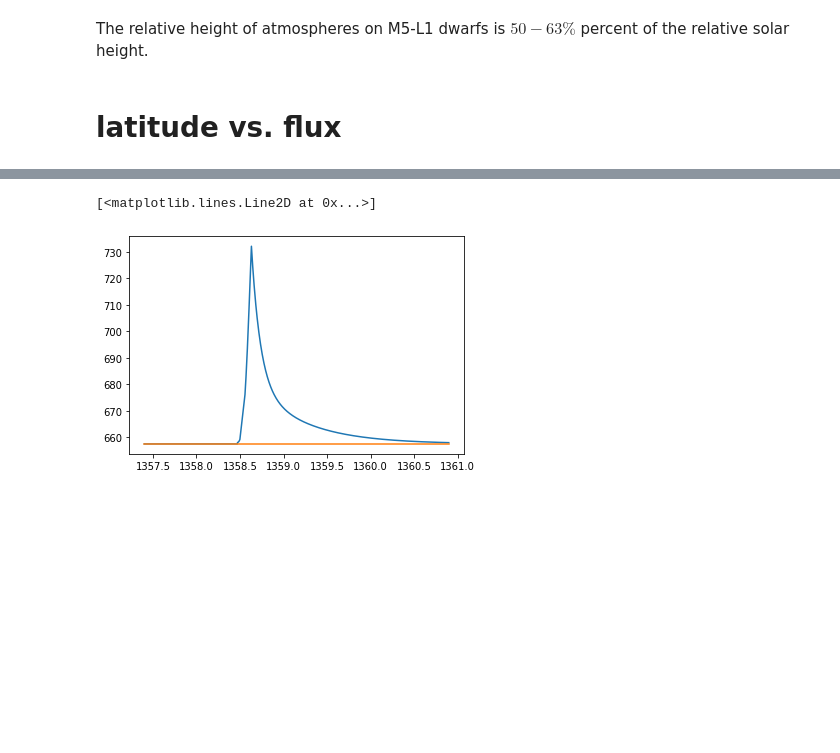
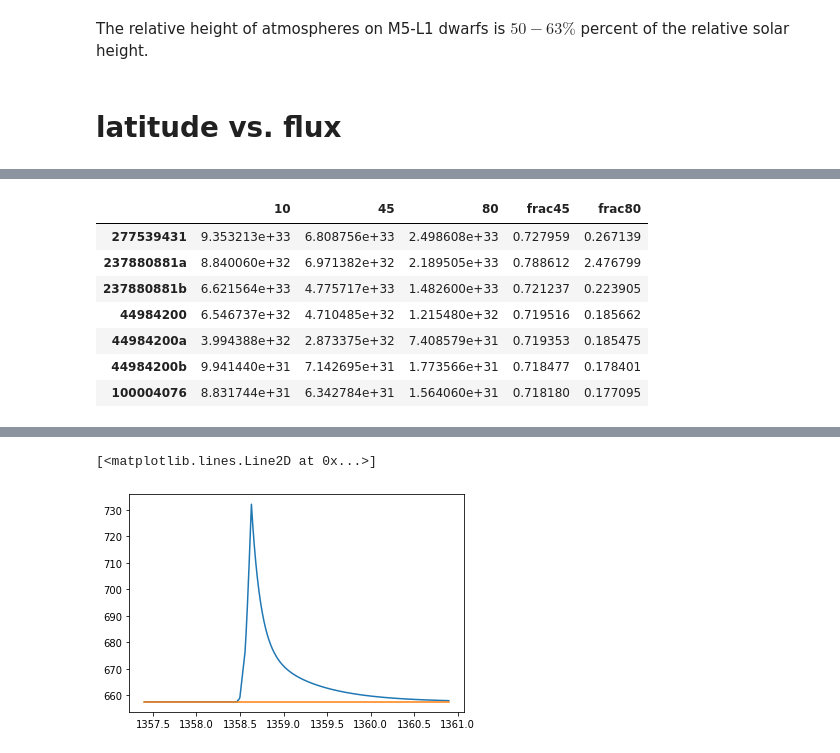
Before and after one commit to ekaterinailin/MalachiteMountains, a Jupyter notebook: analysis/notebooks/NB130_AR_sizes.ipynb, the cells around one changed output, grey strips where cells are left out. Drawn from its saved outputs; the diff is of its cells as text; code cells hidden in the pictures; blank space fills up the shorter version.

```diff
--- a/analysis/notebooks/NB130_AR_sizes.ipynb
+++ b/analysis/notebooks/NB130_AR_sizes.ipynb
@@ -253,2 +238,17 @@ esti
+# %%
+edf = esti.loc[[10,45,80]].T
+edf["frac45"] = edf[45]/edf[10]
+edf["frac80"] = edf[80]/edf[10]
+np.array([edf.frac45.median(), edf.frac45.std(), edf.frac80.median(), edf.frac80.std()])*100.
+edf
+# %% [output]
+|  | 10 | 45 | 80 | frac45 | frac80 |
+| 277539431 | 9.353213e+33 | 6.808756e+33 | 2.498608e+33 | 0.727959 | 0.267139 |
+| 237880881a | 8.840060e+32 | 6.971382e+32 | 2.189505e+33 | 0.788612 | 2.476799 |
+| 237880881b | 6.621564e+33 | 4.775717e+33 | 1.482600e+33 | 0.721237 | 0.223905 |
+| 44984200 | 6.546737e+32 | 4.710485e+32 | 1.215480e+32 | 0.719516 | 0.185662 |
+| 44984200a | 3.994388e+32 | 2.873375e+32 | 7.408579e+31 | 0.719353 | 0.185475 |
+| 44984200b | 9.941440e+31 | 7.142695e+31 | 1.773566e+31 | 0.718477 | 0.178401 |
+| 100004076 | 8.831744e+31 | 6.342784e+31 | 1.564060e+31 | 0.718180 | 0.177095 |
 # %%
 plt.figure(figsize=(6,6.5))
```
Also changed, not shown: parts of 9 cells of this notebook, 3 other files.
